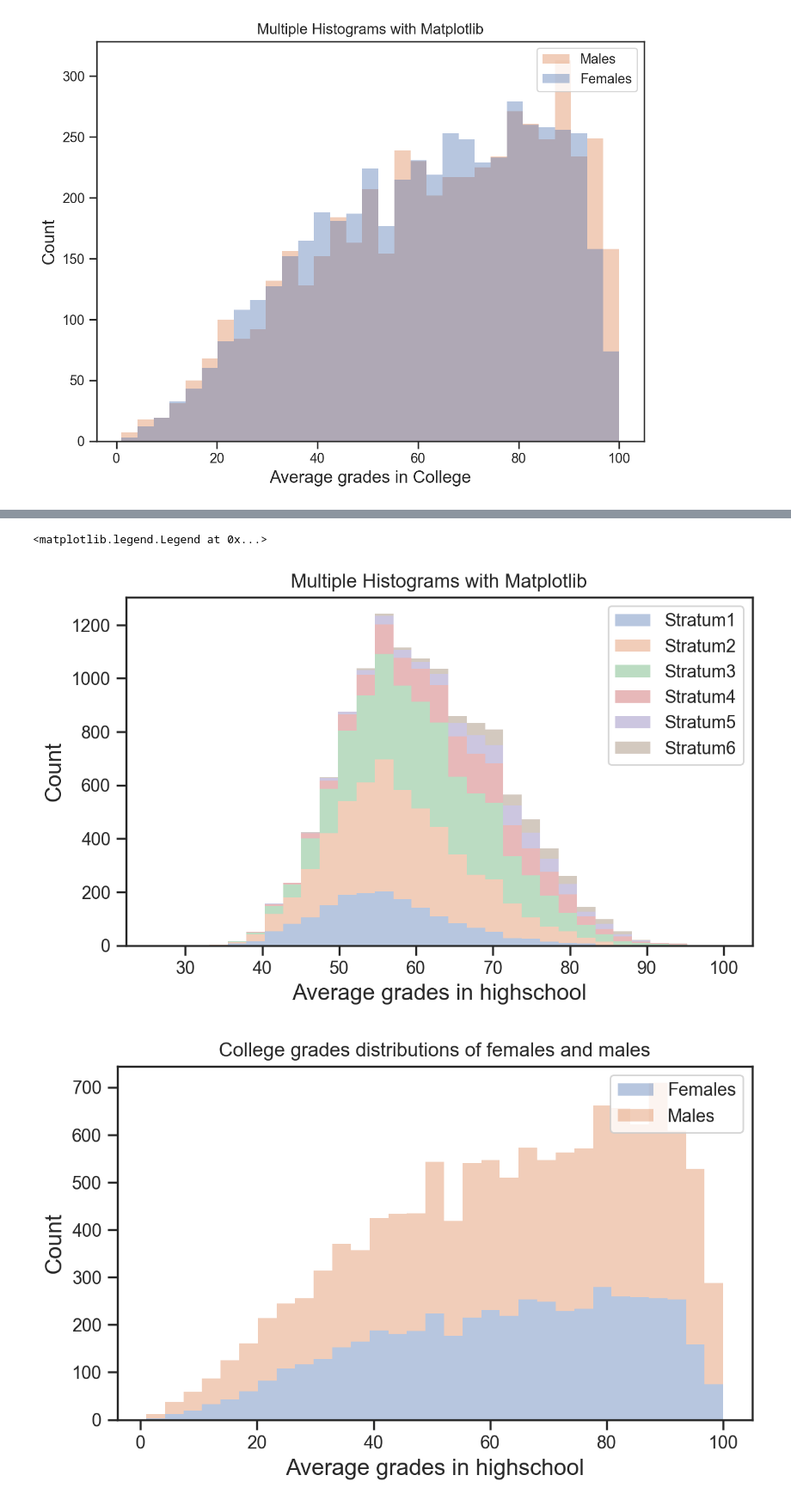
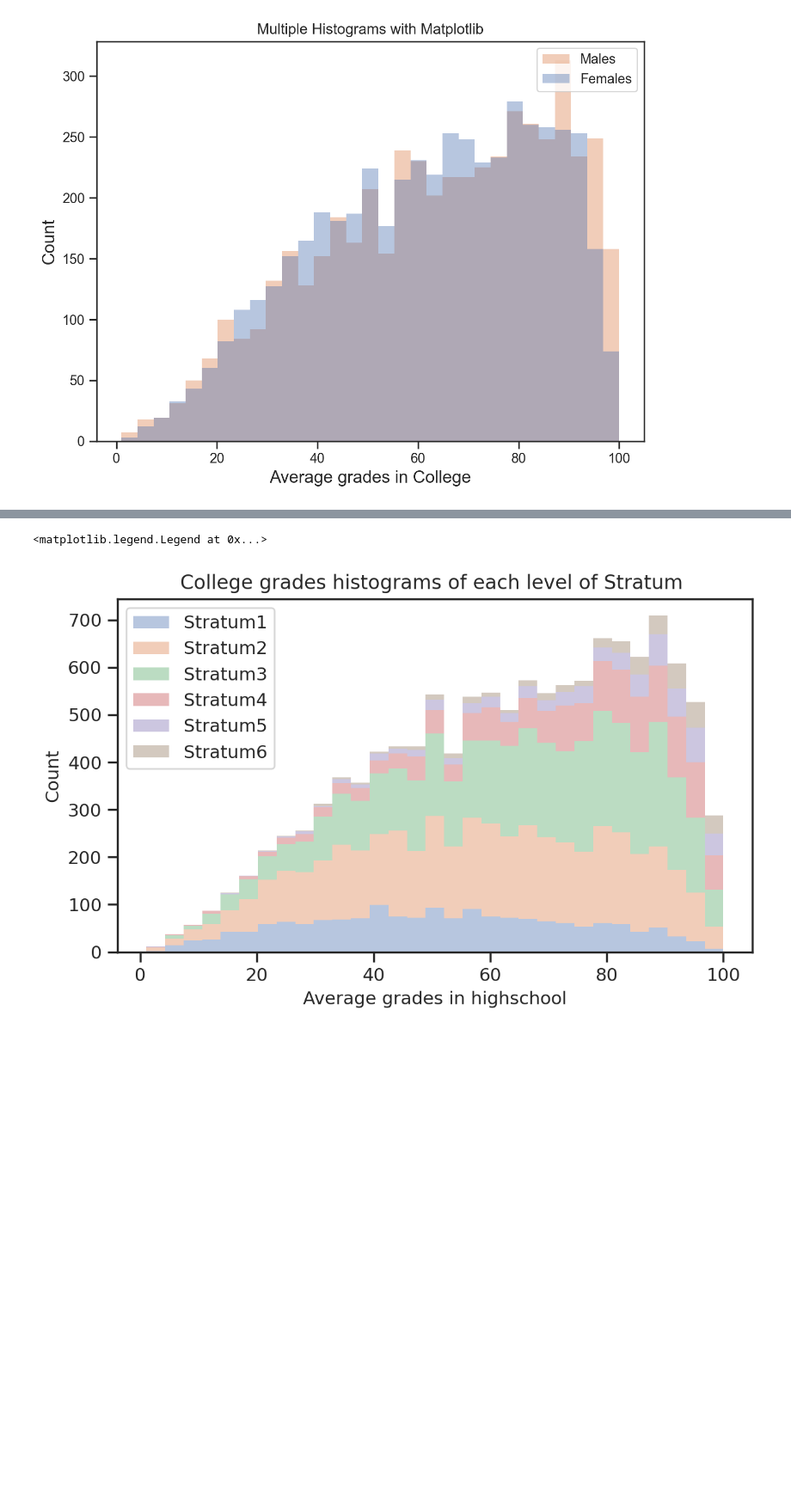
Before and after one commit to s183910/Bachelor_Gabi_Kat, a Jupyter notebook: Code/Basic_dists/Plots_4_rep.ipynb, the cells around one changed output, grey strips where cells are left out. Shown at 86% size. Cells and saved outputs as stored; diff of their text form; code cells hidden in the pictures; blank space fills up the shorter version.

```diff
--- a/Code/Basic_dists/Plots_4_rep.ipynb
+++ b/Code/Basic_dists/Plots_4_rep.ipynb
@@ -380,41 +415,37 @@ Name: STRATUM, Length: 12411, dtype: object
 # %%
-# Men and women highschool grades average histograms
-# plt.figure(figsize=(8,6))
-Stratum1 = df[df.STRATUM=='Stratum 1'][['STRATUM','HI_GRADE_AVG']]
-Stratum2 = df[df.STRATUM=='Stratum 2'][['STRATUM','HI_GRADE_AVG']]
-Stratum3 = df[df.STRATUM=='Stratum 3'][['STRATUM','HI_GRADE_AVG']]
-Stratum4 = df[df.STRATUM=='Stratum 4'][['STRATUM','HI_GRADE_AVG']]
-Stratum5 = df[df.STRATUM=='Stratum 5'][['STRATUM','HI_GRADE_AVG']]
-Stratum6 = df[df.STRATUM=='Stratum 6'][['STRATUM','HI_GRADE_AVG']]
+
+# Men and women college grades average histograms
+Stratum1 = df[df.STRATUM=='Stratum 1'][['STRATUM','COL_GRADE_AVG']]
+Stratum2 = df[df.STRATUM=='Stratum 2'][['STRATUM','COL_GRADE_AVG']]
+Stratum3 = df[df.STRATUM=='Stratum 3'][['STRATUM','COL_GRADE_AVG']]
+Stratum4 = df[df.STRATUM=='Stratum 4'][['STRATUM','COL_GRADE_AVG']]
+Stratum5 = df[df.STRATUM=='Stratum 5'][['STRATUM','COL_GRADE_AVG']]
+Stratum6 = df[df.STRATUM=='Stratum 6'][['STRATUM','COL_GRADE_AVG']]
+
+fig,ax = plt.subplots()
+plt.hist([Stratum1.COL_GRADE_AVG, Stratum2.COL_GRADE_AVG,Stratum3.COL_GRADE_AVG,Stratum4.COL_GRADE_AVG,Stratum5.COL_GRADE_AVG,Stratum6.COL_GRADE_AVG], 31, histtype='barstacked', density=False, alpha=0.4, edgecolor='none', label=['Stratum1','Stratum2','Stratum3','Stratum4','Stratum5','Stratum6'])
+
+plt.xlabel("Average grades in highschool", size=11)
+plt.ylabel("Count", size=11)
+plt.title("College grades histograms of each level of Stratum ")
+plt.legend(loc='upper left')
 
 
-fig,ax = plt.subplots()
-plt.hist([Stratum1.HI_GRADE_AVG, Stratum2.HI_GRADE_AVG,Stratum3.HI_GRADE_AVG,Stratum4.HI_GRADE_AVG,Stratum5.HI_GRADE_AVG,Stratum6.HI_GRADE_AVG], 31, histtype='barstacked', density=False, alpha=0.4, edgecolor='none', label=['Stratum1','Stratum2','Stratum3','Stratum4','Stratum5','Stratum6'])
+# # plt.figure(figsize=(8,6))
+# men = df[df.GENDER=='M'][['GENDER','COL_GRADE_AVG']]
+# women = df[df.GENDER=='F'][['GENDER','COL_GRADE_AVG']]
+# fig,ax = plt.subplots()
+# plt.hist([women.COL_GRADE_AVG, men.COL_GRADE_AVG], 31, histtype='barstacked', density=False, alpha=0.4, edgecolor='none', label=['Females','Males'])
+# #TODO legend added
 
-plt.xlabel("Average grades in highschool", size=14)
-plt.ylabel("Count", size=14)
-plt.title("Multiple Histograms with Matplotlib")
-plt.legend(loc='upper right')
-
-
-# Men and women college grades average histograms
-
-# plt.figure(figsize=(8,6))
-men = df[df.GENDER=='M'][['GENDER','COL_GRADE_AVG']]
-women = df[df.GENDER=='F'][['GENDER','COL_GRADE_AVG']]
-fig,ax = plt.subplots()
-plt.hist([women.COL_GRADE_AVG, men.COL_GRADE_AVG], 31, histtype='barstacked', density=False, alpha=0.4, edgecolor='none', label=['Females','Males'])
-#TODO legend added
-
-plt.xlabel("Average grades in highschool", size=14)
-plt.legend()
-plt.ylabel("Count", size=14)
-plt.title("College grades distributions of females and males")
-plt.legend(loc='upper right')
+# plt.xlabel("Average grades in highschool", size=14)
+# plt.legend()
+# plt.ylabel("Count", size=14)
+# plt.title("College grades distributions of females and males")
+# plt.legend(loc='upper right')
 # %% [output]
 <matplotlib.legend.Legend at 0x...>
-[figure, old version]
+[figure, new version]
-[figure, removed]
 # %%
 df_temp = df.copy()
 x = df_temp.HI_GRADE_AVG
```
Also changed, not shown: parts of 9 cells of this notebook, 1 other file.
